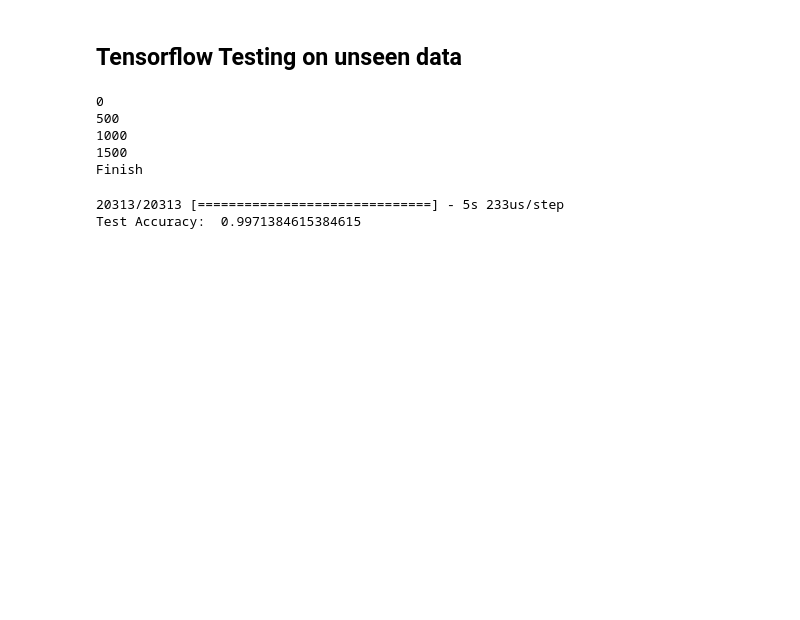
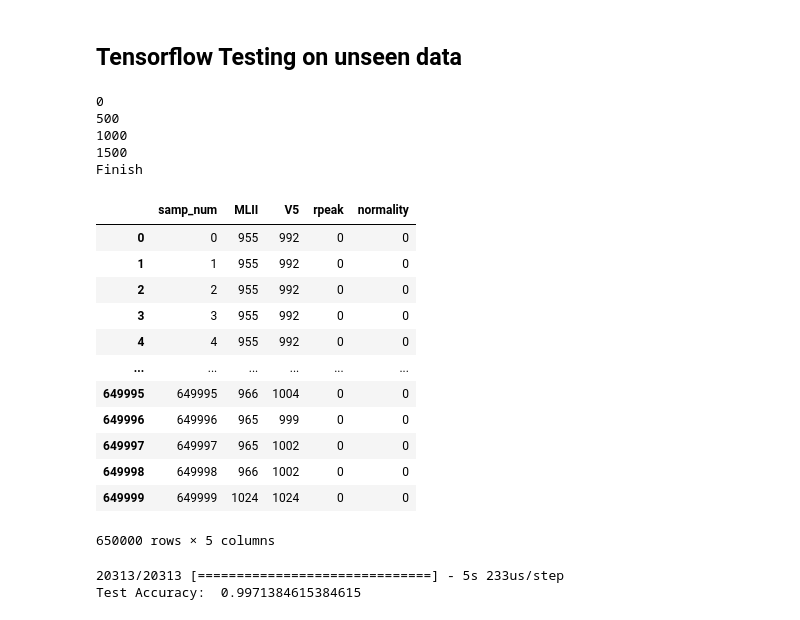
Before and after one commit to kheehing/ECG-project, a Jupyter notebook: ECG.ipynb, the cells around one changed output. Cells and saved outputs as stored; diff of their text form; code cells hidden in the pictures; blank space fills up the shorter version.

```diff
--- a/ECG.ipynb
+++ b/ECG.ipynb
@@ -493,6 +494,22 @@ df101 = add_rpeak_normality_columns(df101, ref101)
 1000
 1500
 Finish
+# %%
+df101
+# %% [output]
+|  | samp_num | MLII | V5 | rpeak | normality |
+| 0 | 0 | 955 | 992 | 0 | 0 |
+| 1 | 1 | 955 | 992 | 0 | 0 |
+| 2 | 2 | 955 | 992 | 0 | 0 |
+| 3 | 3 | 955 | 992 | 0 | 0 |
+| 4 | 4 | 955 | 992 | 0 | 0 |
+| ... | ... | ... | ... | ... | ... |
+| 649995 | 649995 | 966 | 1004 | 0 | 0 |
+| 649996 | 649996 | 965 | 999 | 0 | 0 |
+| 649997 | 649997 | 965 | 1002 | 0 | 0 |
+| 649998 | 649998 | 966 | 1002 | 0 | 0 |
+| 649999 | 649999 | 1024 | 1024 | 0 | 0 |
+650000 rows × 5 columns
 # %%
 X_test = df101[['MLII', 'V5']].to_numpy()
 X_test = X_test.astype('float32') / 255
```
Also changed, not shown: parts of 6 cells of this notebook, 2 other files.
